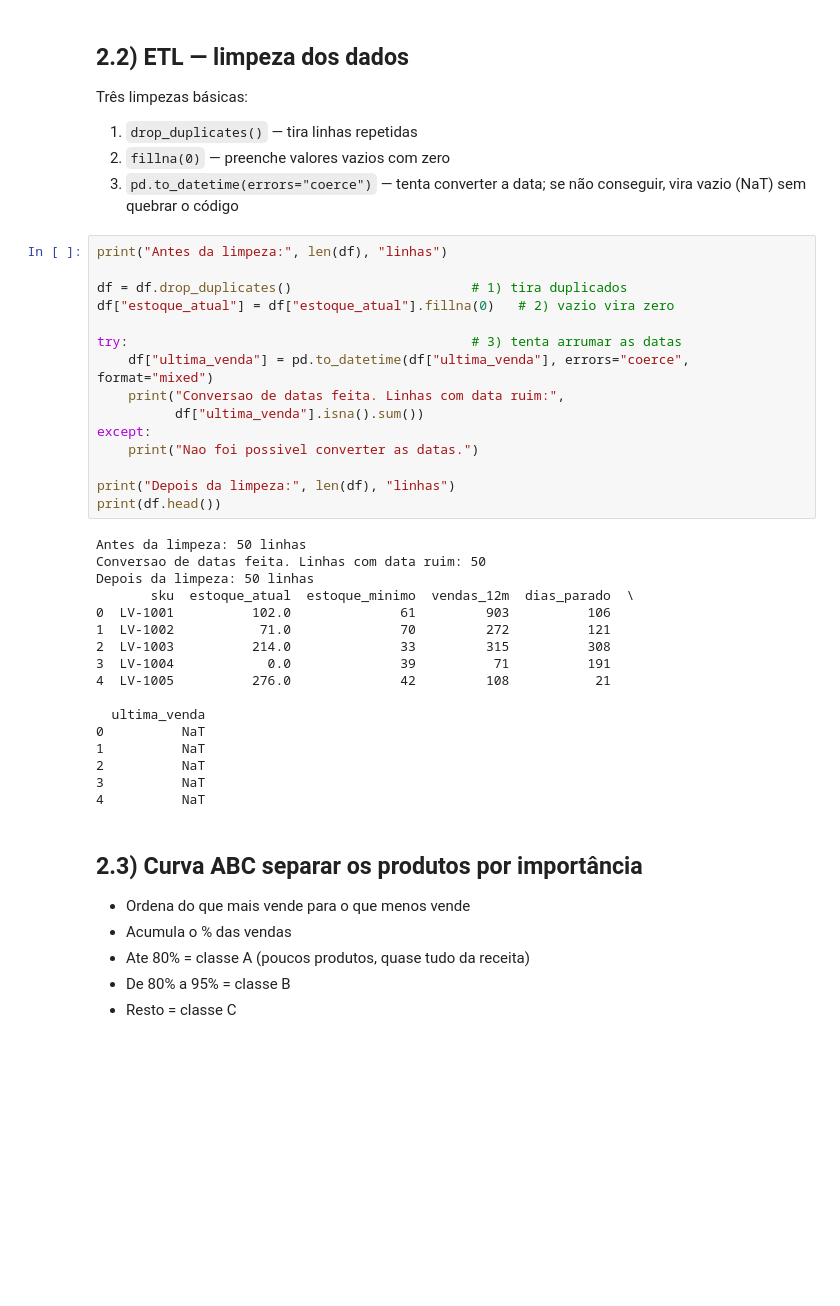
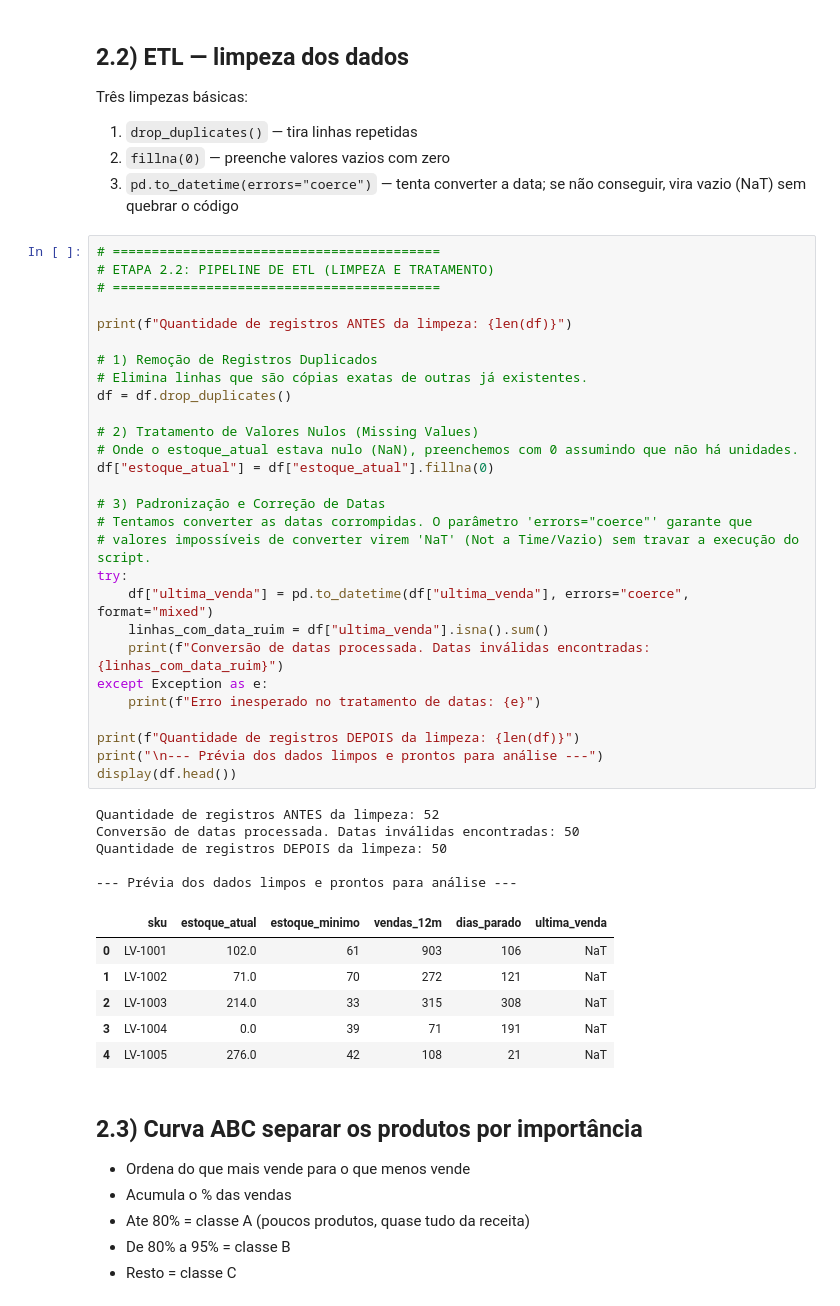
Before and after one commit to helviuni9/Controle_Estoque, a Jupyter notebook: Controle_Estoque.ipynb, the cells around one changed output. Drawn from its saved outputs; the diff is of its cells as text; blank space fills up the shorter version.

```diff
--- a/Controle_Estoque.ipynb
+++ b/Controle_Estoque.ipynb
@@ -278,38 +289,46 @@ Três limpezas básicas:
 1. `drop_duplicates()` — tira linhas repetidas
 2. `fillna(0)` — preenche valores vazios com zero
 3. `pd.to_datetime(errors="coerce")` — tenta converter a data; se não conseguir, vira vazio (NaT) sem quebrar o código
-# %%
-print("Antes da limpeza:", len(df), "linhas")
-
-df = df.drop_duplicates()                       # 1) tira duplicados
-df["estoque_atual"] = df["estoque_atual"].fillna(0)   # 2) vazio vira zero
-
-try:                                            # 3) tenta arrumar as datas
-    df["ultima_venda"] = pd.to_datetime(df["ultima_venda"], errors="coerce", format="mixed")
-    print("Conversao de datas feita. Linhas com data ruim:",
-          df["ultima_venda"].isna().sum())
-except:
-    print("Nao foi possivel converter as datas.")
-
-print("Depois da limpeza:", len(df), "linhas")
-print(df.head())
-# %% [output]
-Antes da limpeza: 50 linhas
-Conversao de datas feita. Linhas com data ruim: 50
-Depois da limpeza: 50 linhas
-       sku  estoque_atual  estoque_minimo  vendas_12m  dias_parado  \
-0  LV-1001          102.0              61         903          106
-1  LV-1002           71.0              70         272          121
-2  LV-1003          214.0              33         315          308
-3  LV-1004            0.0              39          71          191
-4  LV-1005          276.0              42         108           21
-
-  ultima_venda
-0          NaT
-1          NaT
-2          NaT
-3          NaT
-4          NaT
+# %%
+# ==========================================
+# ETAPA 2.2: PIPELINE DE ETL (LIMPEZA E TRATAMENTO)
+# ==========================================
+
+print(f"Quantidade de registros ANTES da limpeza: {len(df)}")
+
+# 1) Remoção de Registros Duplicados
+# Elimina linhas que são cópias exatas de outras já existentes.
+df = df.drop_duplicates()
+
+# 2) Tratamento de Valores Nulos (Missing Values)
+# Onde o estoque_atual estava nulo (NaN), preenchemos com 0 assumindo que não há unidades.
+df["estoque_atual"] = df["estoque_atual"].fillna(0)
+
+# 3) Padronização e Correção de Datas
+# Tentamos converter as datas corrompidas. O parâmetro 'errors="coerce"' garante que
+# valores impossíveis de converter virem 'NaT' (Not a Time/Vazio) sem travar a execução do script.
+try:
+    df["ultima_venda"] = pd.to_datetime(df["ultima_venda"], errors="coerce", format="mixed")
+    linhas_com_data_ruim = df["ultima_venda"].isna().sum()
+    print(f"Conversão de datas processada. Datas inválidas encontradas: {linhas_com_data_ruim}")
+except Exception as e:
+    print(f"Erro inesperado no tratamento de datas: {e}")
+
+print(f"Quantidade de registros DEPOIS da limpeza: {len(df)}")
+print("\n--- Prévia dos dados limpos e prontos para análise ---")
+display(df.head())
+# %% [output]
+Quantidade de registros ANTES da limpeza: 52
+Conversão de datas processada. Datas inválidas encontradas: 50
+Quantidade de registros DEPOIS da limpeza: 50
+
+--- Prévia dos dados limpos e prontos para análise ---
+|  | sku | estoque_atual | estoque_minimo | vendas_12m | dias_parado | ultima_venda |
+| 0 | LV-1001 | 102.0 | 61 | 903 | 106 | NaT |
+| 1 | LV-1002 | 71.0 | 70 | 272 | 121 | NaT |
+| 2 | LV-1003 | 214.0 | 33 | 315 | 308 | NaT |
+| 3 | LV-1004 | 0.0 | 39 | 71 | 191 | NaT |
+| 4 | LV-1005 | 276.0 | 42 | 108 | 21 | NaT |
 # %% [markdown]
 ## 2.3) Curva ABC  separar os produtos por importância
 - Ordena do que mais vende para o que menos vende
```
Also changed, not shown: parts of 7 cells of this notebook.
